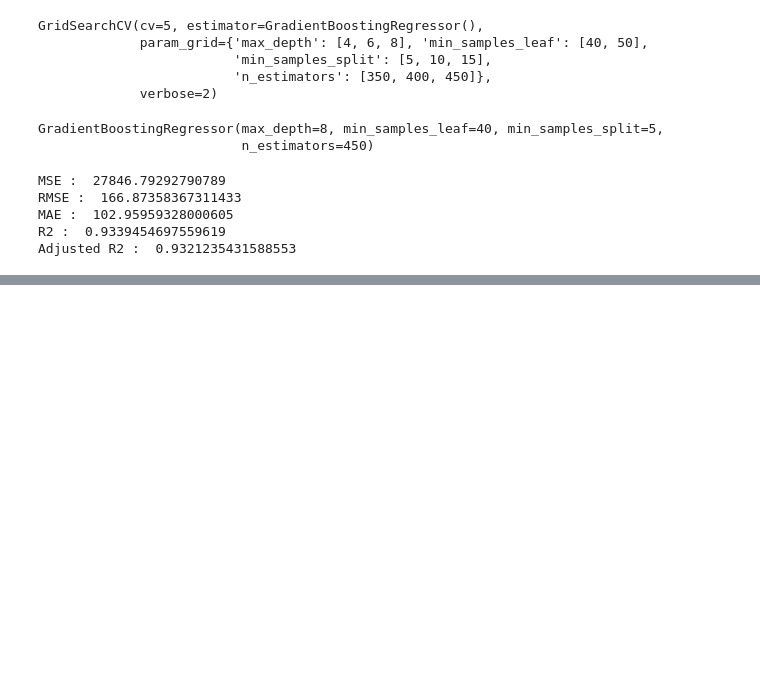
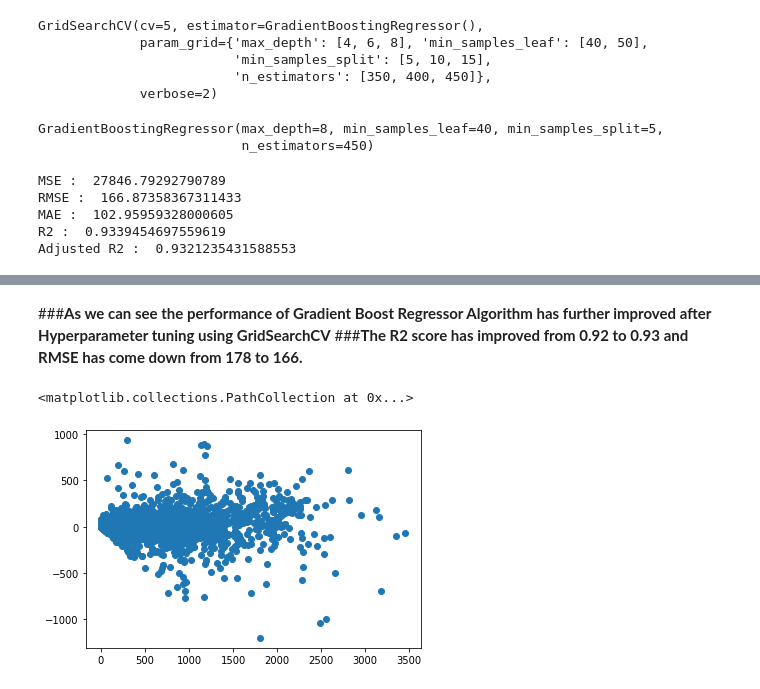
Before and after one commit to iamNirmeshGupta/Bike-Sharing-Demand-Prediction-, a Jupyter notebook: Bike_Sharing_Demand_Prediction_Capstone_Project_Nirmesh_Gupta.ipynb, the cells around one changed output, grey strips where cells are left out. Drawn from its saved outputs; the diff is of its cells as text; code cells hidden in the pictures; blank space fills up the shorter version.

```diff
--- a/Bike_Sharing_Demand_Prediction_Capstone_Project_Nirmesh_Gupta.ipynb
+++ b/Bike_Sharing_Demand_Prediction_Capstone_Project_Nirmesh_Gupta.ipynb
@@ -907,0 +948,9 @@ Adjusted R2 :  0.9321235431588553
+# %% [markdown]
+###**As we can see the performance of Gradient Boost Regressor Algorithm has further improved after Hyperparameter tuning using GridSearchCV**
+###**The R2 score has improved from 0.92 to 0.93 and RMSE has come down from 178 to 166.**
+# %%
+# Checking Homoscedasticity
+plt.scatter((y_pred_cv)**2,(y_test)**2-(y_pred_cv)**2)
+# %% [output]
+<matplotlib.collections.PathCollection at 0x...>
+[figure, added]
```
Also changed, not shown: parts of 16 cells of this notebook.
